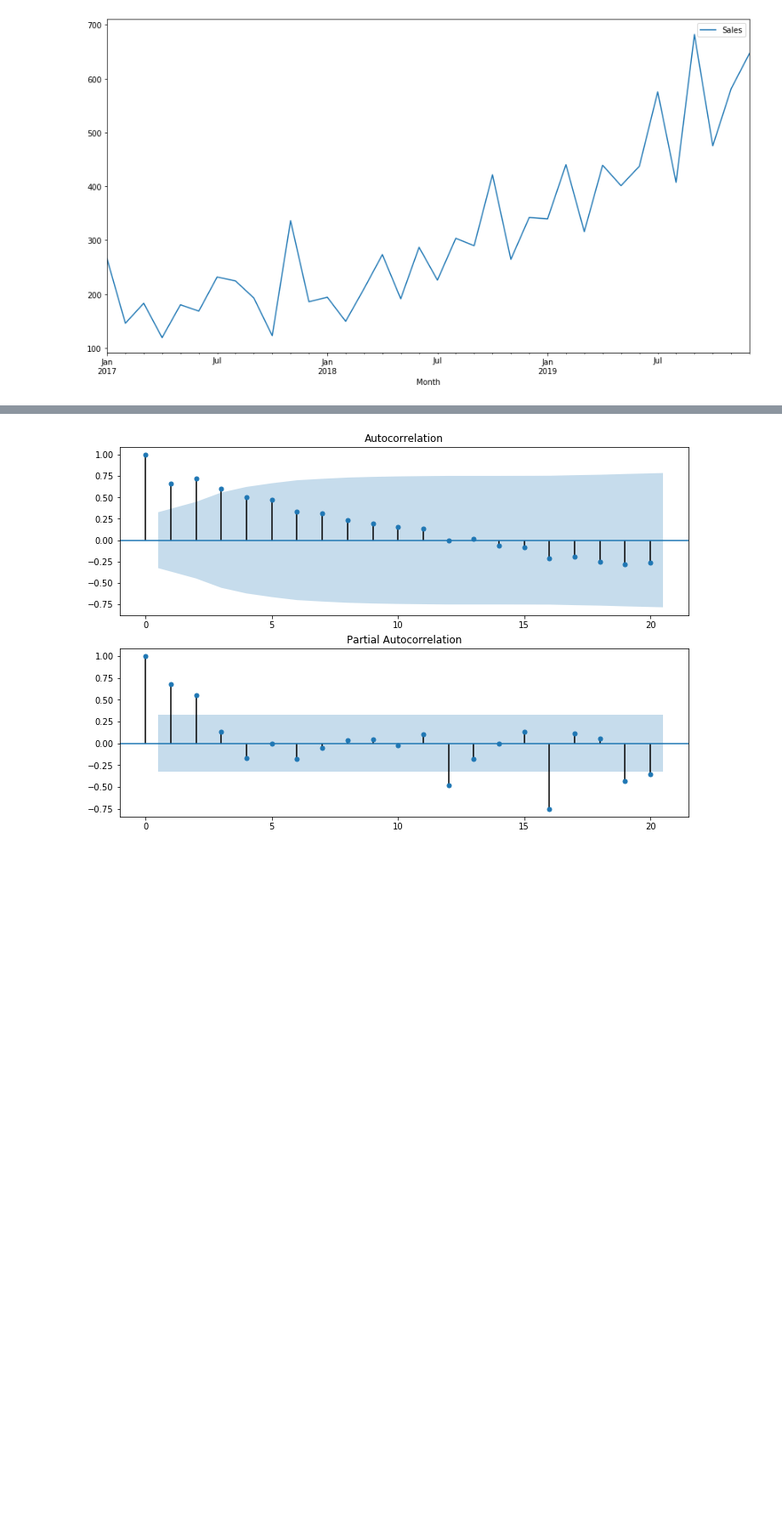
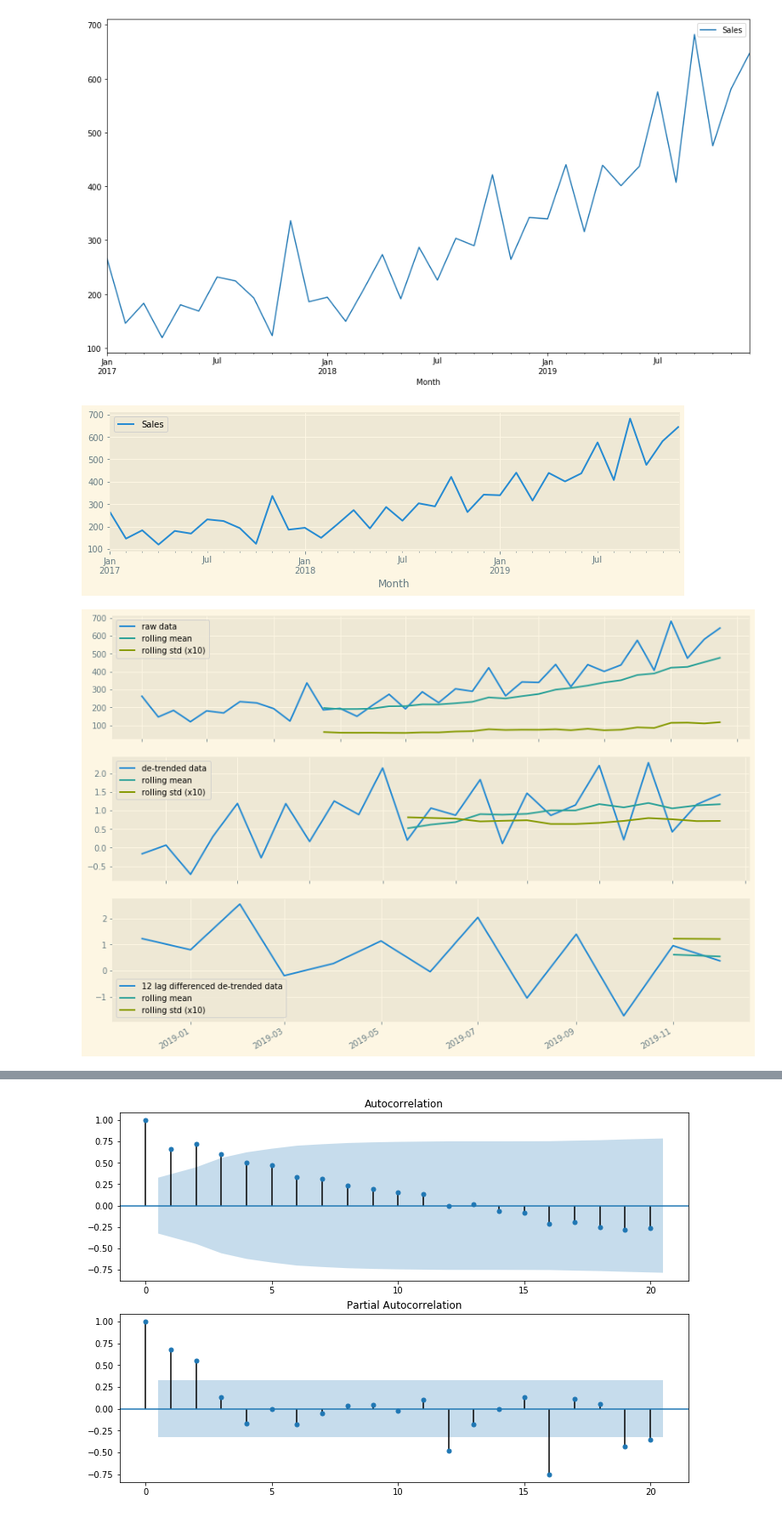
Before and after one commit to angiekl74/TimeSeriesAnalysis, a Jupyter notebook: ShampooData_Analysis_StatsmodelPackage_ARIMA.ipynb, the cells around one changed output, grey strips where cells are left out. Shown at 85% size. Cells and saved outputs as stored; diff of their text form; code cells hidden in the pictures; blank space fills up the shorter version.

Commit message:
Checking stationarity ARIMA model: Rolling plot, dickey-fuller, kpss

```diff
--- a/ShampooData_Analysis_StatsmodelPackage_ARIMA.ipynb
+++ b/ShampooData_Analysis_StatsmodelPackage_ARIMA.ipynb
@@ -45,3 +54,52 @@ shampoo.plot(x='Month', y='Sales', figsize=(15,8))
 # %% [output]
 <matplotlib.axes._subplots.AxesSubplot at 0x...>
 [figure]
+# %%
+# 2. PLOT ROLLING STATS
+
+import requests
+import pandas as pd
+import json
+import matplotlib.pyplot as plt
+import matplotlib.dates as mdates
+%matplotlib inline
+plt.style.use('Solarize_Light2')
+
+df = pd.DataFrame(shampoo)
+df2= df.set_index('Month')
+
+train = df2.iloc[:-10, :]     # up to last 10
+test = df2.iloc[-10:, :]      # last 10 data point
+
+pred = test.copy()
+df2.plot(figsize=(12,3));
+
+
+df2['z_data'] = (df2['Sales'] - df2.Sales.rolling(window=12).mean()) / df2.Sales.rolling(window=12).std()
+df2['zp_data'] = df2['z_data'] - df2['z_data'].shift(12)
+
+def plot_rolling(df2):
+    fig, ax = plt.subplots(3,figsize=(12, 9))
+
+    ax[0].plot(df2.index, df2.Sales, label='raw data')
+    ax[0].plot(df2.Sales.rolling(window=12).mean(), label="rolling mean");
+    ax[0].plot(df2.Sales.rolling(window=12).std(), label="rolling std (x10)");
+    ax[0].legend()
+
+    ax[1].plot(df2.index, df2.z_data, label="de-trended data")
+    ax[1].plot(df2.z_data.rolling(window=12).mean(), label="rolling mean");
+    ax[1].plot(df2.z_data.rolling(window=12).std(), label="rolling std (x10)");
+    ax[1].legend()
+
+    ax[2].plot(df2.index, df2.zp_data, label="12 lag differenced de-trended data")
+    ax[2].plot(df2.zp_data.rolling(window=12).mean(), label="rolling mean");
+    ax[2].plot(df2.zp_data.rolling(window=12).std(), label="rolling std (x10)");
+    ax[2].legend()
+
+    plt.tight_layout()
+    fig.autofmt_xdate()
+
+plot_rolling(df2)
+# %% [output]
+[figure, added]
+[figure, added]
```
Also changed, not shown: parts of 6 cells of this notebook, 1 other file.
